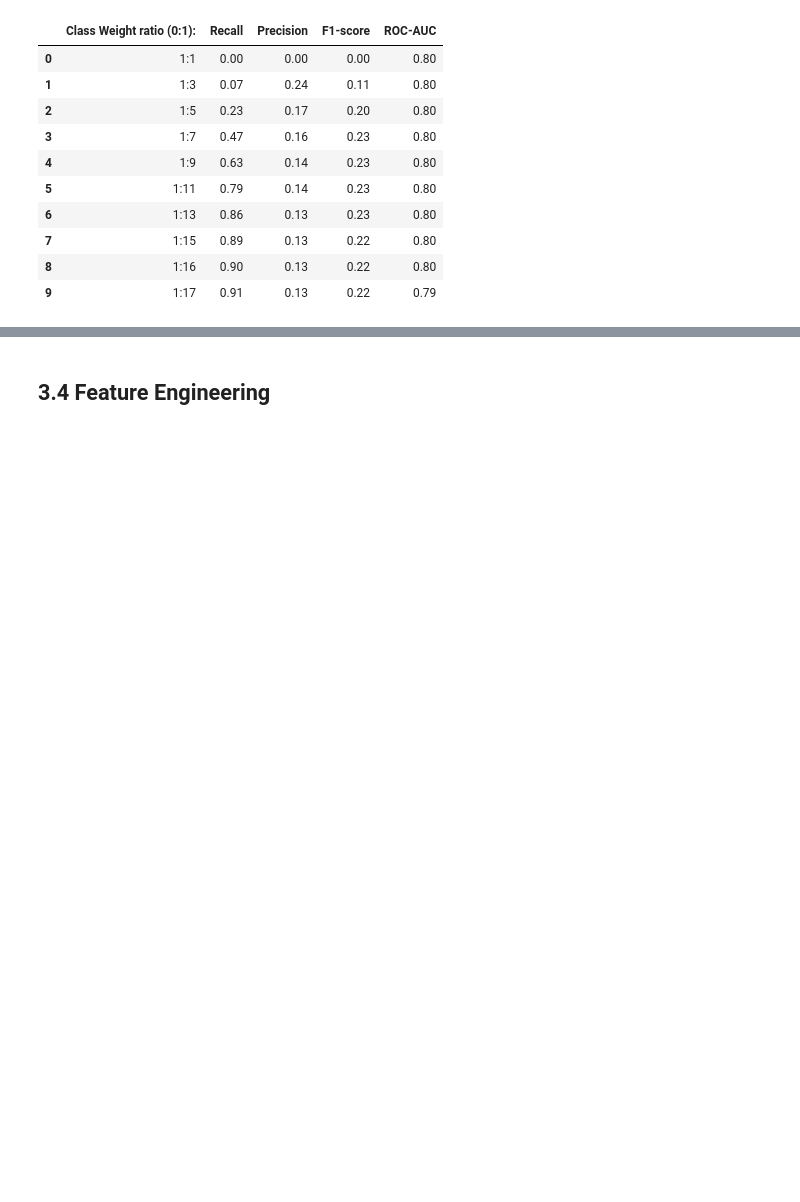
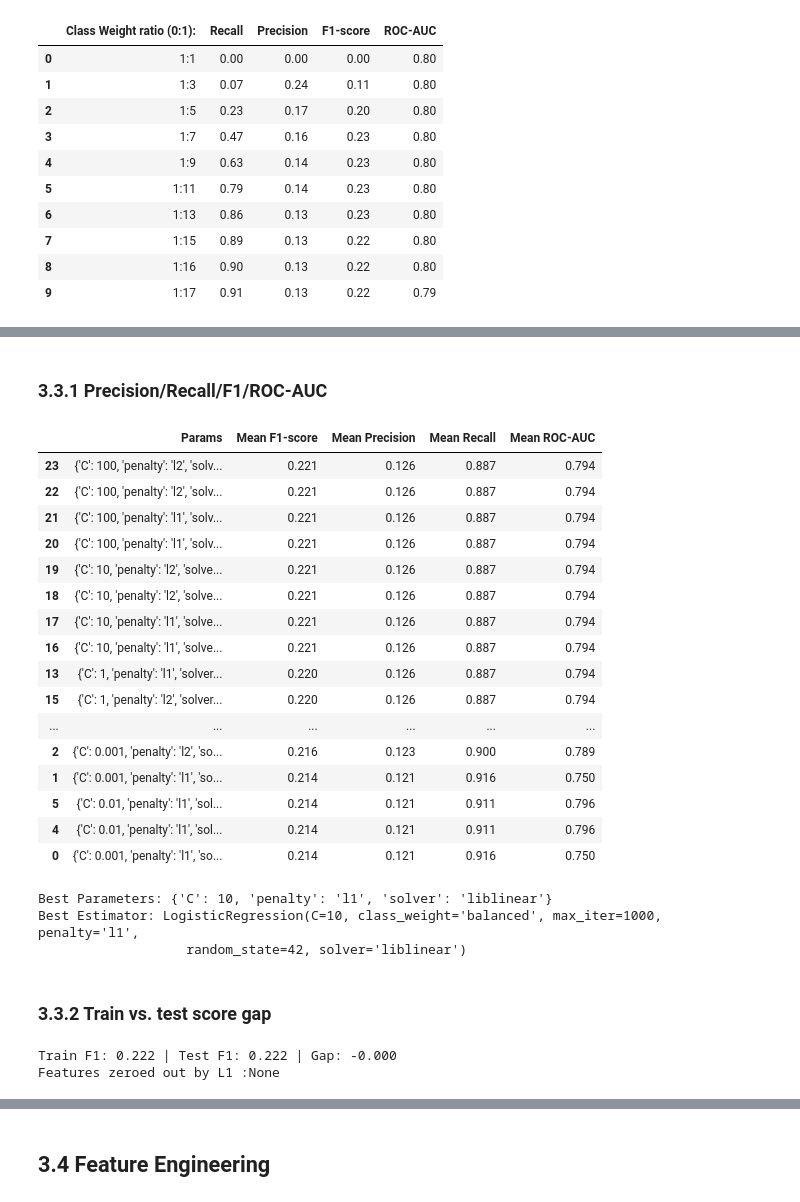
Before and after one commit to fatinshariff/auto-insurance-fraud-detection, a Jupyter notebook: 03_model_development.ipynb, the cells around one changed output, grey strips where cells are left out. Cells and saved outputs as stored; diff of their text form; code cells hidden in the pictures; blank space fills up the shorter version.

Commit message:
Update Regularization-metrics,score gap and features zeroed out

```diff
--- a/03_model_development.ipynb
+++ b/03_model_development.ipynb
@@ -386,0 +398,72 @@ For this project, we select a ratio of 1:16 which is almost the same as the para
+# %% [markdown]
+### 3.3.1 Precision/Recall/F1/ROC-AUC
+# %%
+from sklearn.model_selection import GridSearchCV
+
+param_grid = [{'penalty' : ['l1','l2'],
+               'solver': ['liblinear','saga'],
+               'C': [0.001,0.01,0.1,1,10,100]}]
+lr = LogisticRegression(max_iter=1000, random_state = 42, class_weight='balanced')
+
+scoring = {'f1': 'f1','precision': 'precision', 'recall': 'recall', 'roc_auc': 'roc_auc'}
+grid_search = GridSearchCV(lr, param_grid, cv = 5, scoring= scoring, refit='f1') #f1 metric decides the "best_params_"
+grid_search.fit(X_selected_train_std, y_selected_train)
+
+cvres = grid_search.cv_results_
+#comparison table of the results
+grid_results_df = pd.DataFrame({
+    'Params': cvres["params"],
+    'Mean F1-score': cvres["mean_test_f1"],
+    'Mean Precision': cvres['mean_test_precision'],
+    'Mean Recall': cvres['mean_test_recall'],
+    'Mean ROC-AUC': cvres['mean_test_roc_auc']
+    }).round(3).sort_values('Mean F1-score', ascending= False)
+
+grid_results_df
+# %% [output]
+|  | Params | Mean F1-score | Mean Precision | Mean Recall | Mean ROC-AUC |
+| 23 | {'C': 100, 'penalty': 'l2', 'solv... | 0.221 | 0.126 | 0.887 | 0.794 |
+| 22 | {'C': 100, 'penalty': 'l2', 'solv... | 0.221 | 0.126 | 0.887 | 0.794 |
+| 21 | {'C': 100, 'penalty': 'l1', 'solv... | 0.221 | 0.126 | 0.887 | 0.794 |
+| 20 | {'C': 100, 'penalty': 'l1', 'solv... | 0.221 | 0.126 | 0.887 | 0.794 |
+| 19 | {'C': 10, 'penalty': 'l2', 'solve... | 0.221 | 0.126 | 0.887 | 0.794 |
+| 18 | {'C': 10, 'penalty': 'l2', 'solve... | 0.221 | 0.126 | 0.887 | 0.794 |
+| 17 | {'C': 10, 'penalty': 'l1', 'solve... | 0.221 | 0.126 | 0.887 | 0.794 |
+| 16 | {'C': 10, 'penalty': 'l1', 'solve... | 0.221 | 0.126 | 0.887 | 0.794 |
+| 13 | {'C': 1, 'penalty': 'l1', 'solver... | 0.220 | 0.126 | 0.887 | 0.794 |
+| 15 | {'C': 1, 'penalty': 'l2', 'solver... | 0.220 | 0.126 | 0.887 | 0.794 |
+| ... | ... | ... | ... | ... | ... |
+| 2 | {'C': 0.001, 'penalty': 'l2', 'so... | 0.216 | 0.123 | 0.900 | 0.789 |
+| 1 | {'C': 0.001, 'penalty': 'l1', 'so... | 0.214 | 0.121 | 0.916 | 0.750 |
+| 5 | {'C': 0.01, 'penalty': 'l1', 'sol... | 0.214 | 0.121 | 0.911 | 0.796 |
+| 4 | {'C': 0.01, 'penalty': 'l1', 'sol... | 0.214 | 0.121 | 0.911 | 0.796 |
+| 0 | {'C': 0.001, 'penalty': 'l1', 'so... | 0.214 | 0.121 | 0.916 | 0.750 |
+# %%
+print("Best Parameters:", grid_search.best_params_)
+print("Best Estimator:", grid_search.best_estimator_)
+best_params = grid_search.best_params_
+# %% [output]
+Best Parameters: {'C': 10, 'penalty': 'l1', 'solver': 'liblinear'}
+Best Estimator: LogisticRegression(C=10, class_weight='balanced', max_iter=1000, penalty='l1',
+                   random_state=42, solver='liblinear')
+# %% [markdown]
+### 3.3.2 Train vs. test score gap
+# %%
+# Fit to best parameters
+lr_l1 = LogisticRegression( max_iter=1000, random_state=42, class_weight='balanced',
+                           penalty= best_params['penalty'], solver= best_params['solver'], C = best_params['C'] )
+lr_l1.fit(X_selected_train_std, y_selected_train)
+
+# Train vs. test gap
+train_f1 = f1_score(y_selected_train,lr_l1.predict(X_selected_train_std))
+test_f1 = f1_score(y_selected_test, lr_l1.predict(X_selected_test_std))
+gap = train_f1 - test_f1
+
+# Features zeroed out
+zeroed_features =X_selected.columns[(lr_l1.coef_ == 0).flatten()]
+zeroed_display = list(zeroed_features) if len(zeroed_features)>0 else "None"
+print(f"Train F1: {train_f1:.3f} | Test F1: {test_f1:.3f} | Gap: {gap:.3f}")
+print(f"Features zeroed out by L1 : {zeroed_display}")
+# %% [output]
+Train F1: 0.222 | Test F1: 0.222 | Gap: -0.000
+Features zeroed out by L1 :None
```
Also changed, not shown: parts of 9 cells of this notebook.
